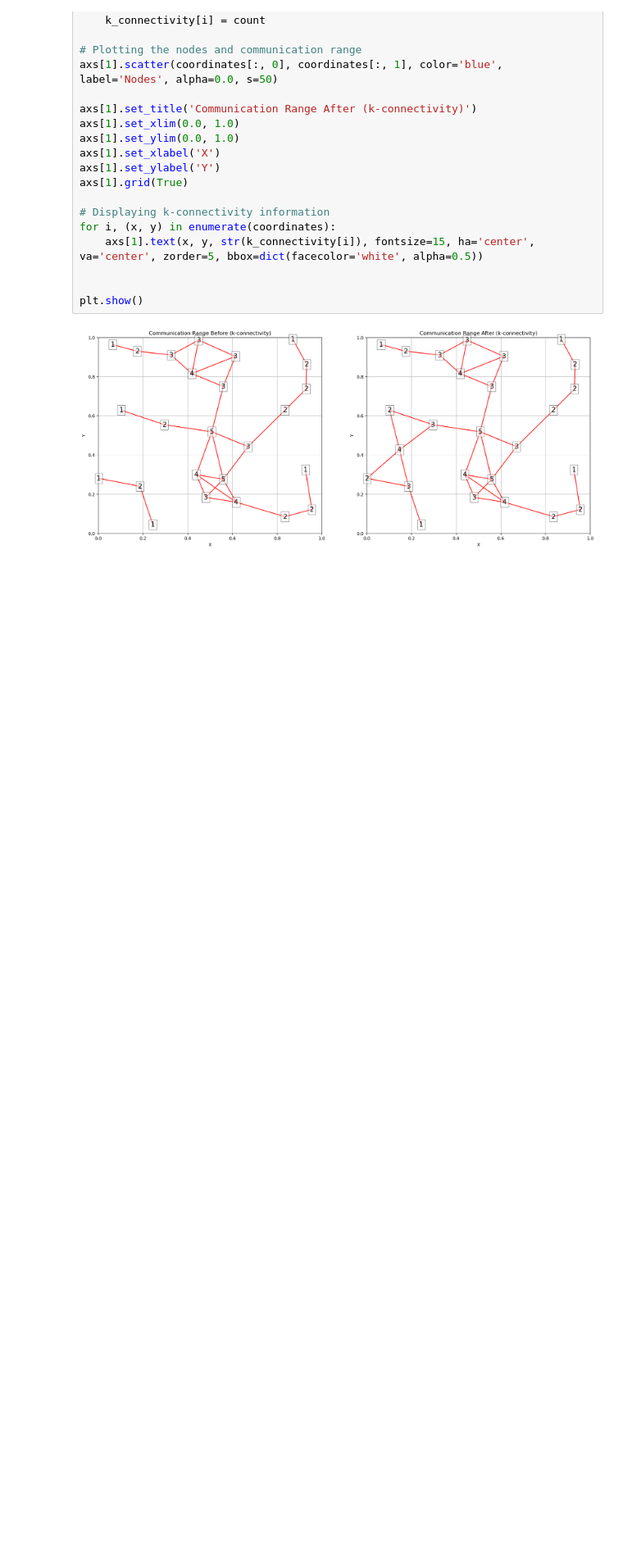
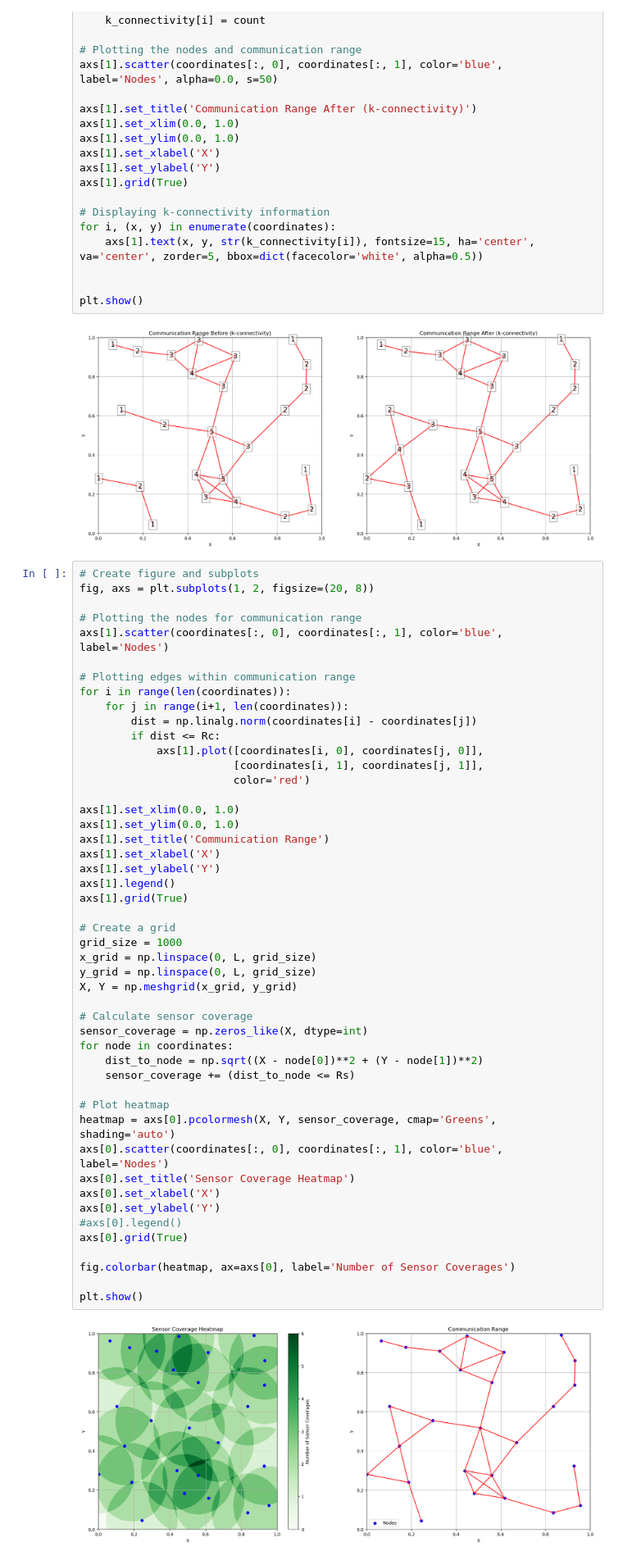
Before and after one commit to dcheng69/Sensor_Network_and_Embedded_Systems, a Jupyter notebook: lab3/lab3.ipynb, the cells around one changed output. Shown: that part at 82% size. Cells and saved outputs as stored; diff of their text form; blank space fills up the shorter version.

Commit message:
Visualization of RGG aftetr adding one extra point
[Ticket: Visualization]

[body]
1. Add code to do the visualization for the RGG after adding one extra
   point to make the network fully connected.

[test]
 none

```diff
--- a/lab3/lab3.ipynb
+++ b/lab3/lab3.ipynb
@@ -306,3 +306,53 @@ for i, (x, y) in enumerate(coordinates):
 plt.show()
 # %% [output]
 [figure]
+# %%
+# Create figure and subplots
+fig, axs = plt.subplots(1, 2, figsize=(20, 8))
+
+# Plotting the nodes for communication range
+axs[1].scatter(coordinates[:, 0], coordinates[:, 1], color='blue', label='Nodes')
+
+# Plotting edges within communication range
+for i in range(len(coordinates)):
+    for j in range(i+1, len(coordinates)):
+        dist = np.linalg.norm(coordinates[i] - coordinates[j])
+        if dist <= Rc:
+            axs[1].plot([coordinates[i, 0], coordinates[j, 0]],
+                        [coordinates[i, 1], coordinates[j, 1]],
+                        color='red')
+
+axs[1].set_xlim(0.0, 1.0)
+axs[1].set_ylim(0.0, 1.0)
+axs[1].set_title('Communication Range')
+axs[1].set_xlabel('X')
+axs[1].set_ylabel('Y')
+axs[1].legend()
+axs[1].grid(True)
+
+# Create a grid
+grid_size = 1000
+x_grid = np.linspace(0, L, grid_size)
+y_grid = np.linspace(0, L, grid_size)
+X, Y = np.meshgrid(x_grid, y_grid)
+
+# Calculate sensor coverage
+sensor_coverage = np.zeros_like(X, dtype=int)
+for node in coordinates:
+    dist_to_node = np.sqrt((X - node[0])**2 + (Y - node[1])**2)
+    sensor_coverage += (dist_to_node <= Rs)
+
+# Plot heatmap
+heatmap = axs[0].pcolormesh(X, Y, sensor_coverage, cmap='Greens', shading='auto')
+axs[0].scatter(coordinates[:, 0], coordinates[:, 1], color='blue', label='Nodes')
+axs[0].set_title('Sensor Coverage Heatmap')
+axs[0].set_xlabel('X')
+axs[0].set_ylabel('Y')
+#axs[0].legend()
+axs[0].grid(True)
+
+fig.colorbar(heatmap, ax=axs[0], label='Number of Sensor Coverages')
+
+plt.show()
+# %% [output]
+[figure, added]
```
